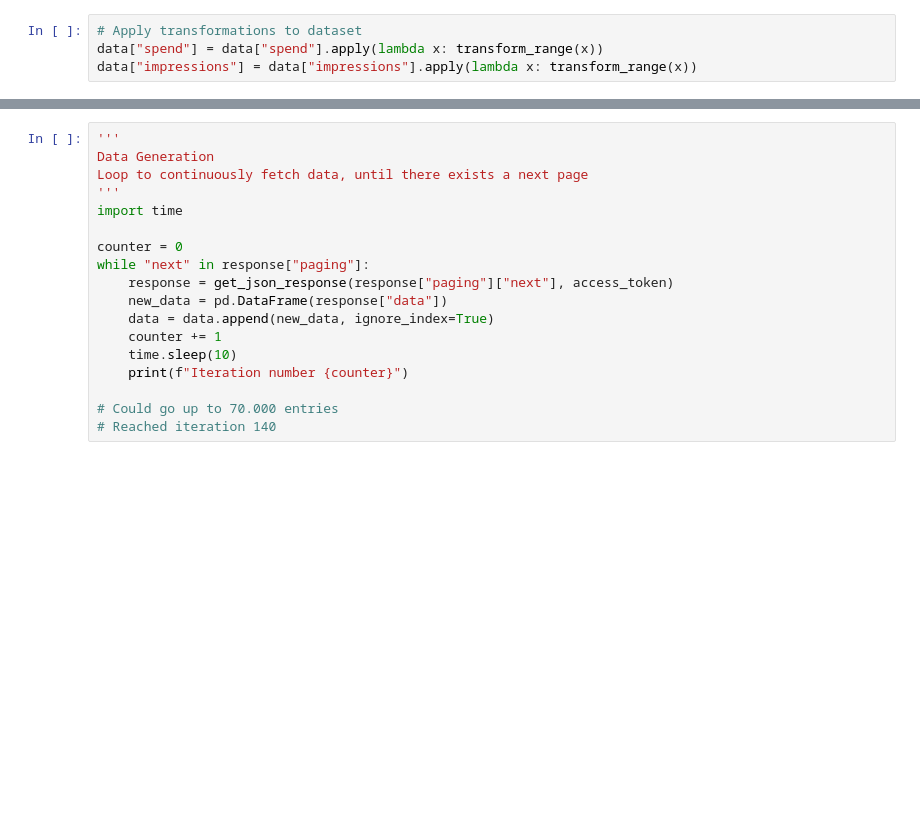
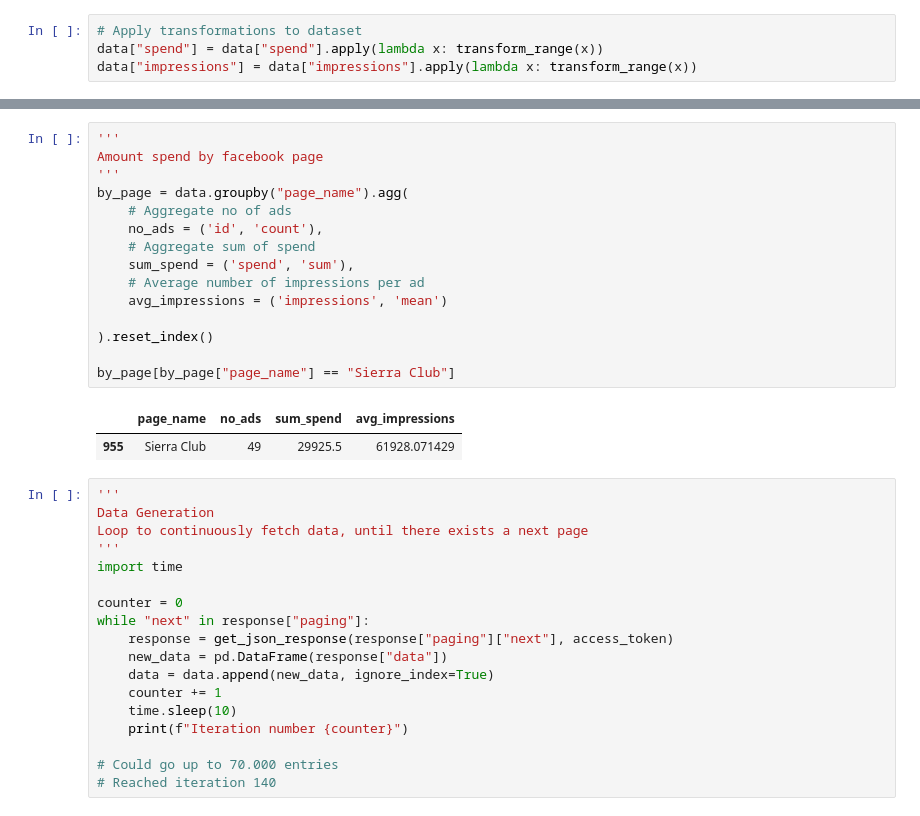
Before and after one commit to lrnz-asnprs/political-ad-api, a Jupyter notebook: notebooks/laurenz_notebook.ipynb, the cells around one changed output, grey strips where cells are left out. Saved outputs shown, nothing was run; the diff lists cells and outputs as text; blank space fills up the shorter version.

```diff
--- a/notebooks/laurenz_notebook.ipynb
+++ b/notebooks/laurenz_notebook.ipynb
@@ -146,3 +146,21 @@ data.plot(x="ad_creation_time", y="spend", ax=axes[1])
+# %%
+'''
+Amount spend by facebook page
+'''
+by_page = data.groupby("page_name").agg(
+    # Aggregate no of ads
+    no_ads = ('id', 'count'),
+    # Aggregate sum of spend
+    sum_spend = ('spend', 'sum'),
+    # Average number of impressions per ad
+    avg_impressions = ('impressions', 'mean')
+
+).reset_index()
+
+by_page[by_page["page_name"] == "Sierra Club"]
+# %% [output]
+|  | page_name | no_ads | sum_spend | avg_impressions |
+| 955 | Sierra Club | 49 | 29925.5 | 61928.071429 |
 # %%
 '''
 Data Generation
```
Also changed, not shown: parts of 2 cells of this notebook.
